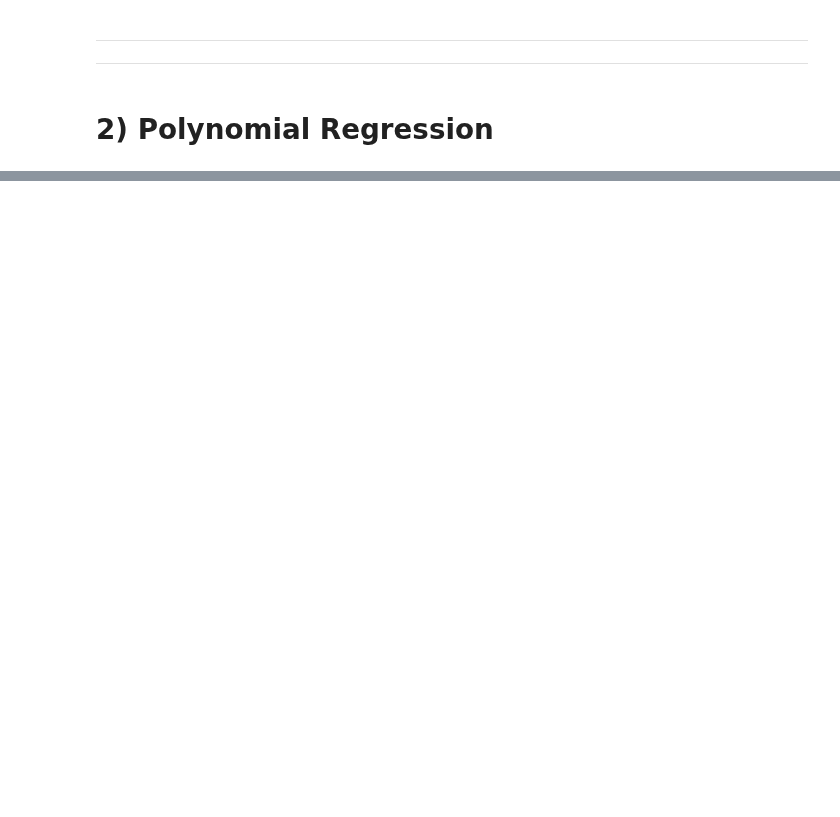
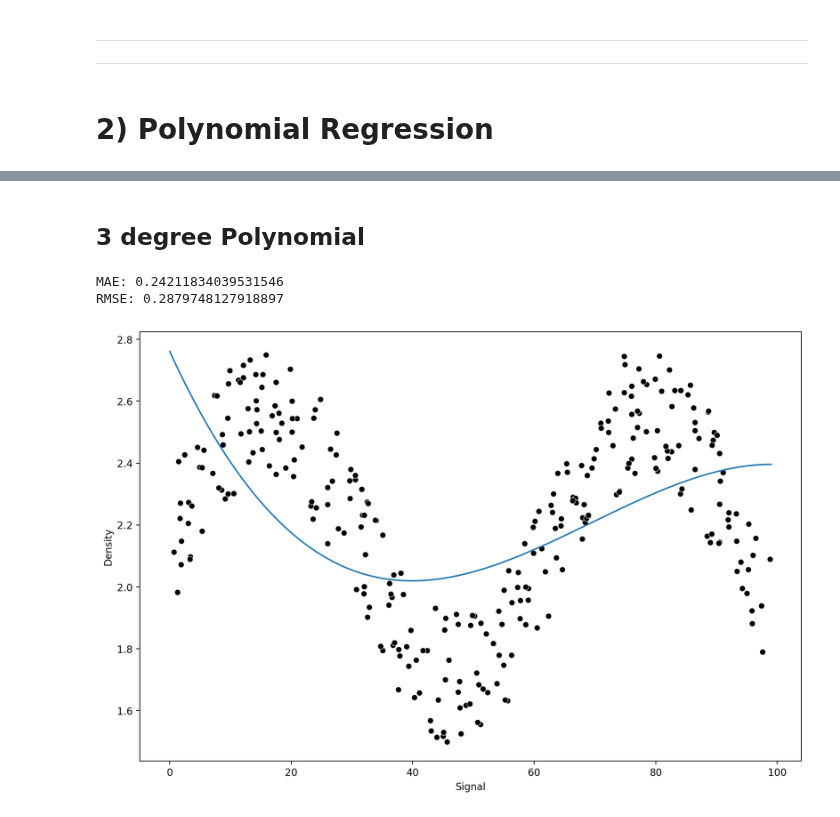
Before and after one commit to ptyadana/Data-Science-and-Machine-Learning-Projects-Dojo, a Jupyter notebook: Machine Learning & Data Science Masterclass - JP/15-Random-Forests/01-Random-Forest-Regression-Tunnel-Boring.ipynb, the cells around one changed output, grey strips where cells are left out. Drawn from its saved outputs; the diff is of its cells as text; code cells hidden in the pictures; blank space fills up the shorter version.

```diff
--- a/Machine Learning & Data Science Masterclass - JP/15-Random-Forests/01-Random-Forest-Regression-Tunnel-Boring.ipynb
+++ b/Machine Learning & Data Science Masterclass - JP/15-Random-Forests/01-Random-Forest-Regression-Tunnel-Boring.ipynb
@@ -171,0 +227,9 @@ So our linear model is not working well enough, we need to explore more models.
+# %% [markdown]
+## 3 degree Polynomial
+# %%
+pipe = make_pipeline(PolynomialFeatures(degree=3), LinearRegression()) # make piepline with 2nd degree polynomail model using linear regression
+run_model(pipe, X_train, X_test, y_train, y_test)
+# %% [output]
+MAE: 0.24211834039531546
+RMSE: 0.2879748127918897
+[figure, added]
```
Also changed, not shown: parts of 21 cells of this notebook.
